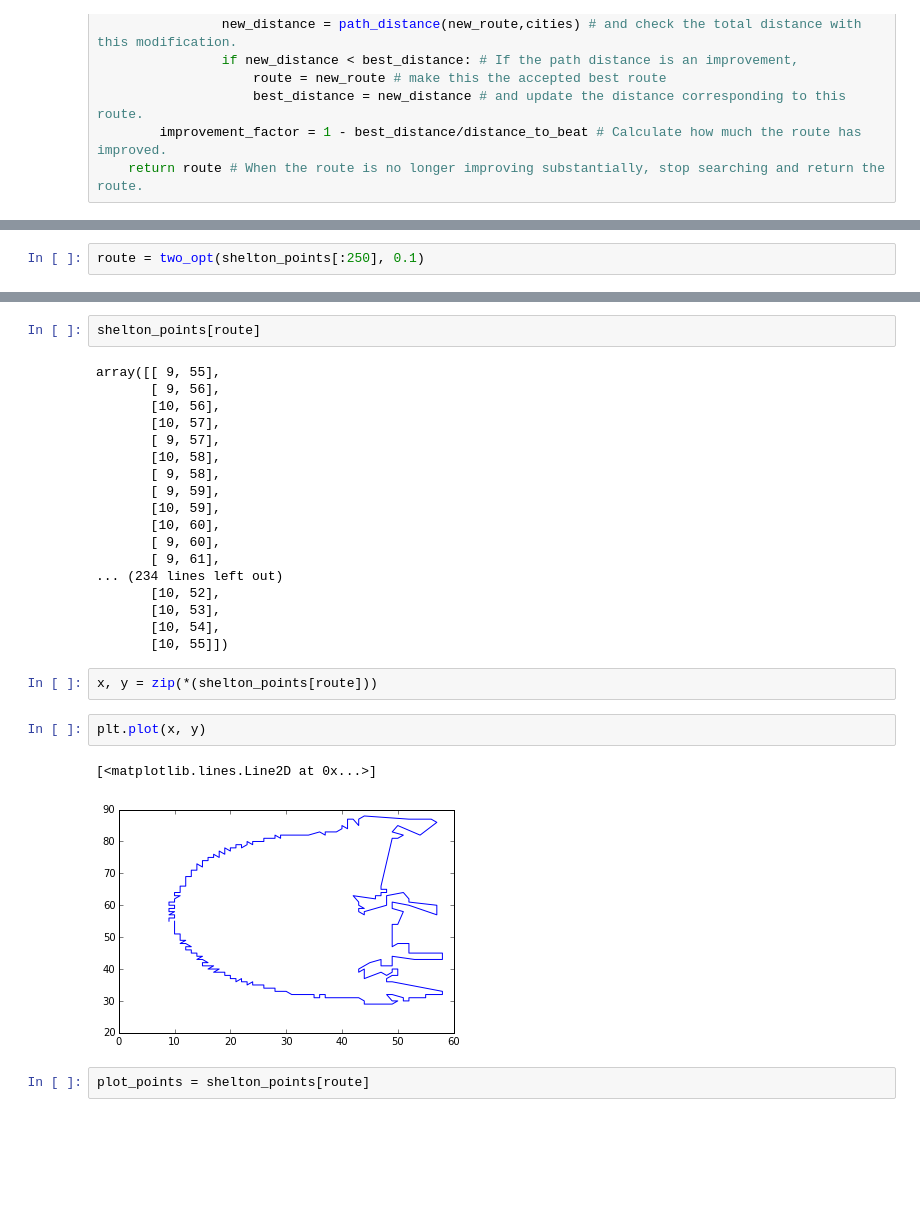
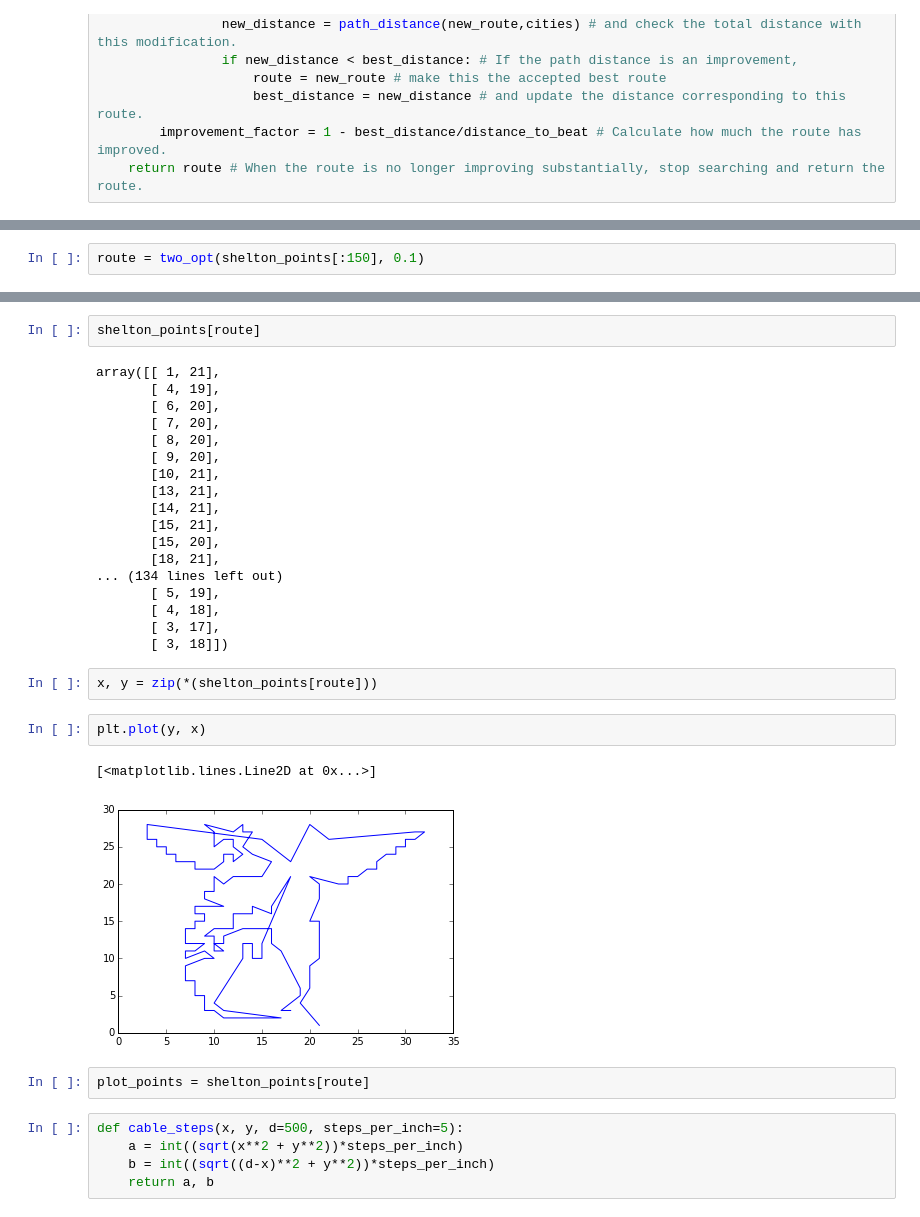
Before and after one commit to tvaught/compintro, a Jupyter notebook: 41_image_to_lines.ipynb, the cells around one changed output, grey strips where cells are left out. Drawn from its saved outputs; the diff is of its cells as text; blank space fills up the shorter version.

```diff
--- a/41_image_to_lines.ipynb
+++ b/41_image_to_lines.ipynb
@@ -107,5 +177,5 @@ route = two_opt(cities,0.001)
 # %%
-route = two_opt(shelton_points[:250], 0.1)
+route = two_opt(shelton_points[:150], 0.1)
 # %%
 route
 # %% [output]
@@ -132,29 +194,34 @@ array([  0,   1,  12,  13,   2,  14,   3,   4,  15,  16,   5,   6,  17,
 # %%
 shelton_points[route]
 # %% [output]
-array([[ 9, 55],
-       [ 9, 56],
-       [10, 56],
-       [10, 57],
-       [ 9, 57],
-       [10, 58],
-       [ 9, 58],
-       [ 9, 59],
-       [10, 59],
-       [10, 60],
-       [ 9, 60],
-       [ 9, 61],
-... (234 lines left out)
-       [10, 52],
-       [10, 53],
-       [10, 54],
-       [10, 55]])
+array([[ 1, 21],
+       [ 4, 19],
+       [ 6, 20],
+       [ 7, 20],
+       [ 8, 20],
+       [ 9, 20],
+       [10, 21],
+       [13, 21],
+       [14, 21],
+       [15, 21],
+       [15, 20],
+       [18, 21],
+... (134 lines left out)
+       [ 5, 19],
+       [ 4, 18],
+       [ 3, 17],
+       [ 3, 18]])
 # %%
 x, y = zip(*(shelton_points[route]))
 # %%
-plt.plot(x, y)
+plt.plot(y, x)
 # %% [output]
 [<matplotlib.lines.Line2D at 0x...>]
-[figure, old version]
+[figure, new version]
 # %%
 plot_points = shelton_points[route]
+# %%
+def cable_steps(x, y, d=500, steps_per_inch=5):
+    a = int((sqrt(x**2 + y**2))*steps_per_inch)
+    b = int((sqrt((d-x)**2 + y**2))*steps_per_inch)
+    return a, b
```
Also changed, not shown: parts of 8 cells of this notebook, 2 other files.
